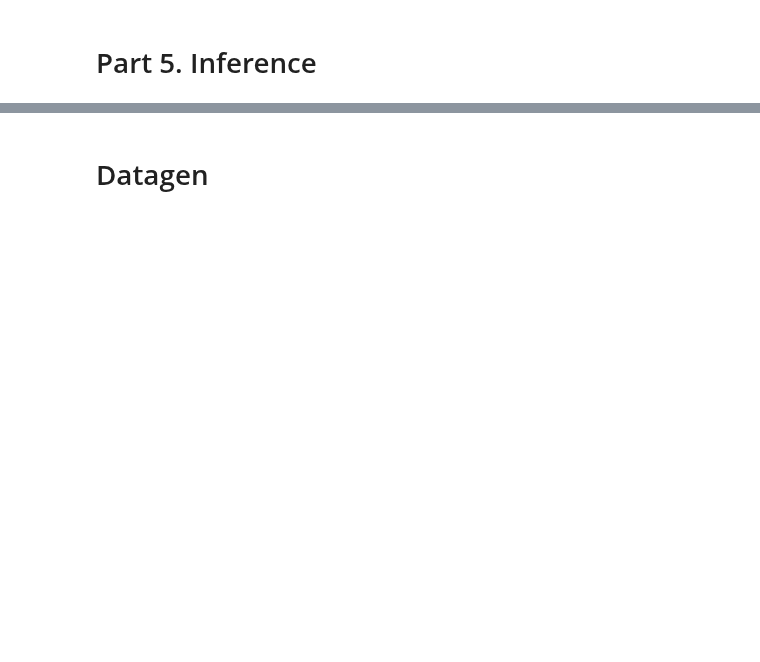
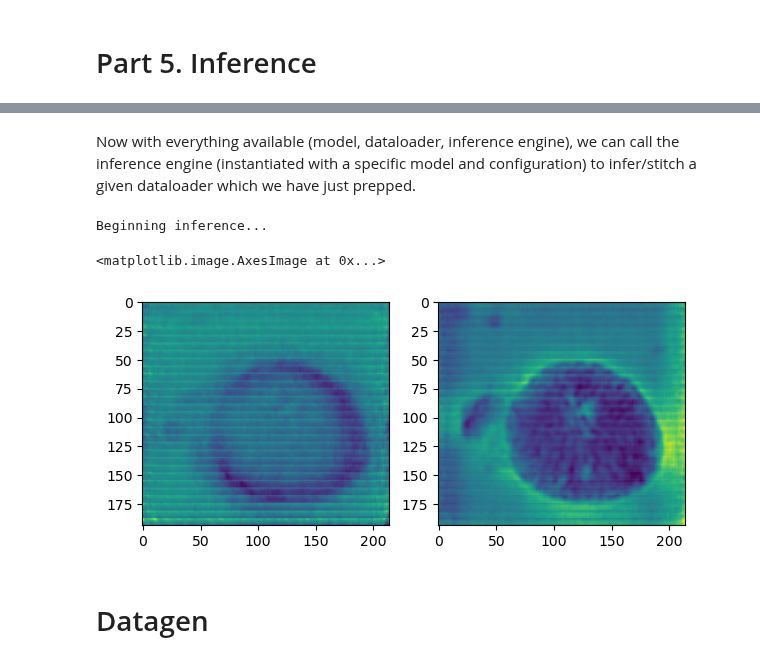
Before and after one commit to hoidn/PtychoPINN, a Jupyter notebook: ptycho_torch/api/usage_example.ipynb, the cells around one changed output, grey strips where cells are left out. Saved outputs shown, nothing was run; the diff lists cells and outputs as text; code cells hidden in the pictures; blank space fills up the shorter version.

Commit message:
Fixed and validated inference engine api, fleshed out example usage notebook

```diff
--- a/ptycho_torch/api/usage_example.ipynb
+++ b/ptycho_torch/api/usage_example.ipynb
@@ -248,0 +233,27 @@ TrainingConfig(training_directories=[], nll=True, device='cuda', strategy='ddp',
+# %%
+#1. Config Manager
+
+mlflow_tracking_uri = "/local/CDI-PINN/mlruns"
+run_id = "06822d7239504a93ae0f7a6c4577cdc8" #Trained model
+
+config_manager_mlflow = ConfigManager._from_mlflow(run_id,
+                                                   mlflow_tracking_uri)
+
+
+#2. Dataloader
+ptycho_data_dir = "/local/CDI-PINN/data/pinn_velo_ncm"
+tensordict_dataloader = PtychoDataLoader(data_dir = ptycho_data_dir,
+                                        config_manager = config_manager_mlflow,
+                                        data_format = 'tensordict',
+                                        memory_map_dir = 'data/memmap')
+
+#3. Model
+trained_ptycho_model = PtychoModel._load(config_manager = config_manager_mlflow,
+                                         strategy = 'mlflow',
+                                         run_id = run_id,
+                                         mlflow_tracking_uri = mlflow_tracking_uri)
+
+
+#4. Inference
+ptycho_inference = InferenceEngine(ptycho_model = trained_ptycho_model,
+                                   config_manager = config_manager_mlflow)
@@ -248,0 +279,2 @@ TrainingConfig(training_directories=[], nll=True, device='cuda', strategy='ddp',
+# %% [markdown]
+Now with everything available (model, dataloader, inference engine), we can call the inference engine (instantiated with a specific model and configuration) to infer/stitch a given dataloader which we have just prepped.
@@ -249,2 +285,17 @@ TrainingConfig(training_directories=[], nll=True, device='cuda', strategy='ddp',
+# %%
+print(f"Beginning inference...")
+
+res_cpu = ptycho_inference.predict_and_stitch(tensordict_dataloader)
+# %% [output]
+Beginning inference...
+# %%
+im_to_plot = res_cpu[20:-20,10:-10] #Due to edge effects
+
+fig, axs = plt.subplots(1,2,figsize=(7,5))
+axs[0].imshow(np.abs(im_to_plot))
+axs[1].imshow(np.angle(im_to_plot))
+# %% [output]
+<matplotlib.image.AxesImage at 0x...>
+[figure, added]
 # %% [markdown]
 # Datagen
```
Also changed, not shown: parts of 11 cells of this notebook, 3 other files.
